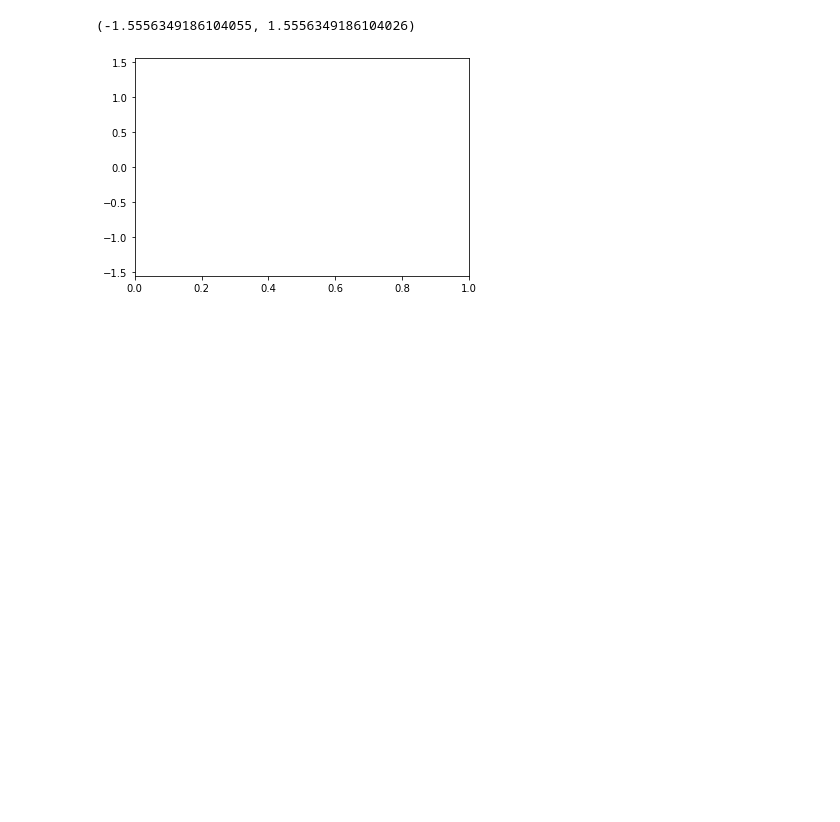
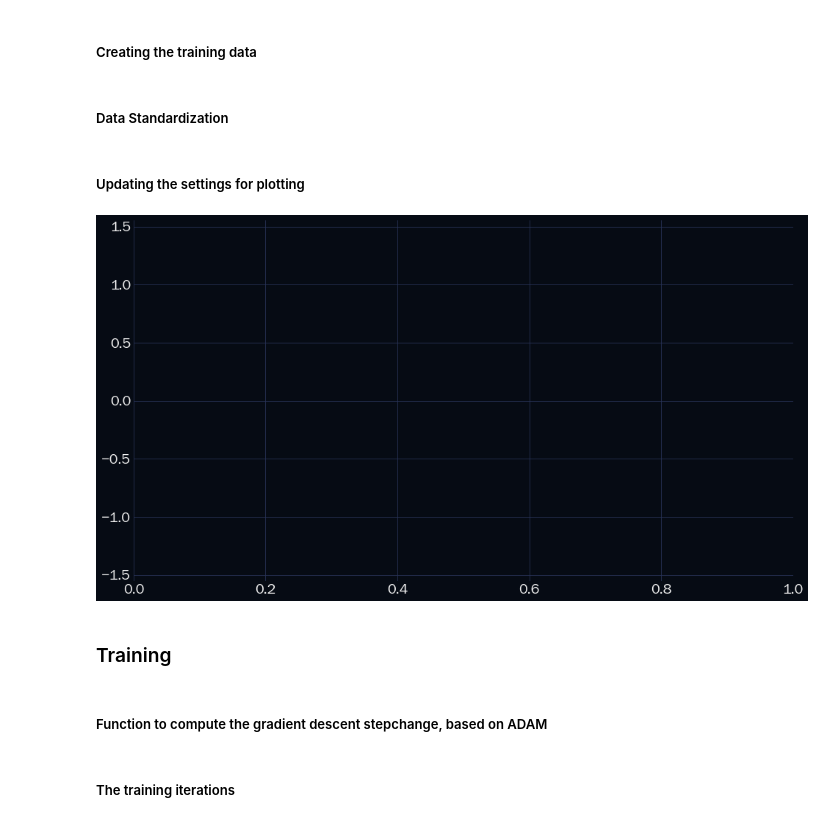
Before and after one commit to 12345pnp/Constructive-Approximation-Theory-Project, a Jupyter notebook: neural_approx_1D.ipynb, the cells around one changed output. Cells and saved outputs as stored; diff of their text form; code cells hidden in the pictures; blank space fills up the shorter version.

```diff
--- a/neural_approx_1D.ipynb
+++ b/neural_approx_1D.ipynb
@@ -62,10 +65,17 @@ dB = B_p
+# %% [markdown]
+<h5>Creating the training data</h5>
 # %%
 #Increase the training size as you increase number of parameters
-x = np.arange(-1,1, 0.001) #Training input
+
+Tsize = 100 #Training input size
+
+x = np.arange(-1,1, 1.0/Tsize) #Training input
 x = x[np.newaxis, :]
 
-Y = F(x)
+Y = F(x) #Training output
 
-Tsize = x.size #Training input size
-O = np.zeros((1,Tsize)) #Initializing Output Array
+#Array to store the loss function at each iteration
+loss_vals = []
+# %% [markdown]
+<h5>Data Standardization</h5>
 # %%
@@ -73,13 +83,28 @@ O = np.zeros((1,Tsize)) #Initializing Output Array
 x2 =  (x - np.mean(x) ) /np.std(x)
 
 Y2 =  (Y - np.mean(Y) ) /np.std(Y)
+# %% [markdown]
+<h5>Updating the settings for plotting</h5>
 # %%
-E_RR = []
-
-fig, ax = plt.subplots()
+fig, ax = plt.subplots(figsize=(16,9))
 camera = Camera(fig)
 
 ax.set_ylim([1.1*np.min(Y2), 1.1*np.max(Y2)])
+
+plt.style.use("seaborn-dark")
+plt.rcParams["font.family"] = "Franklin Gothic Book"
+plt.rcParams["font.size"] = 20
+plt.rcParams["font.weight"] = "bold"
+for param in ['figure.facecolor', 'axes.facecolor', 'savefig.facecolor']:
+    plt.rcParams[param] = '#060b14'
+for param in ['text.color', 'axes.labelcolor', 'xtick.color', 'ytick.color']:
+    plt.rcParams[param] = '0.95'
+
+
+ax.grid(color='#2A3459')
 # %% [output]
-(-1.5556349186104055, 1.5556349186104026)
-[figure, old version]
+[figure, new version]
+# %% [markdown]
+<h3>Training</h3>
+# %% [markdown]
+<h5> Function to compute the gradient descent stepchange, based on ADAM </h5>
@@ -86 +120,3 @@ ax.set_ylim([1.1*np.min(Y2), 1.1*np.max(Y2)])
+# %% [markdown]
+<h5> The training iterations </h5>
 # %%
```
Also changed, not shown: parts of 27 cells of this notebook.
